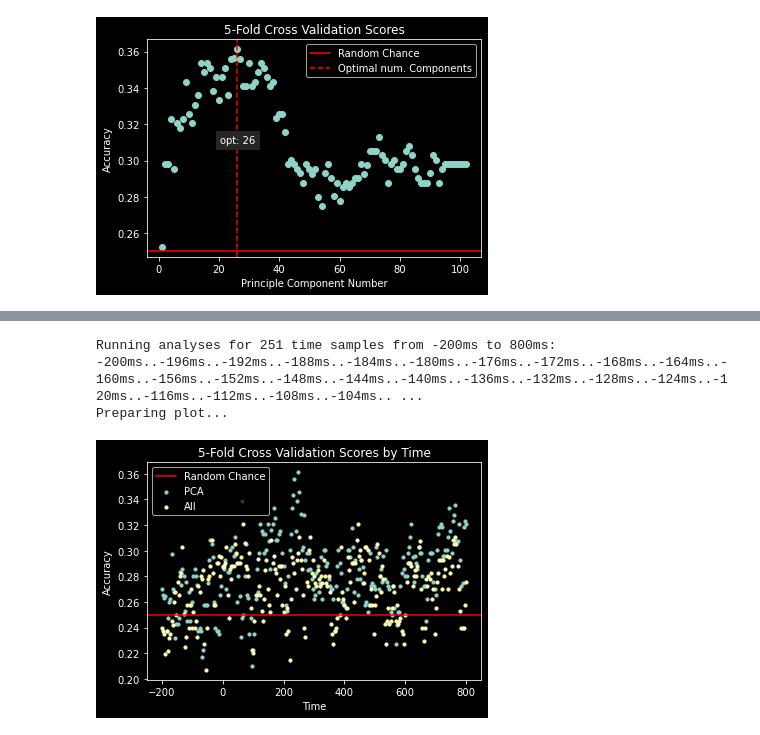
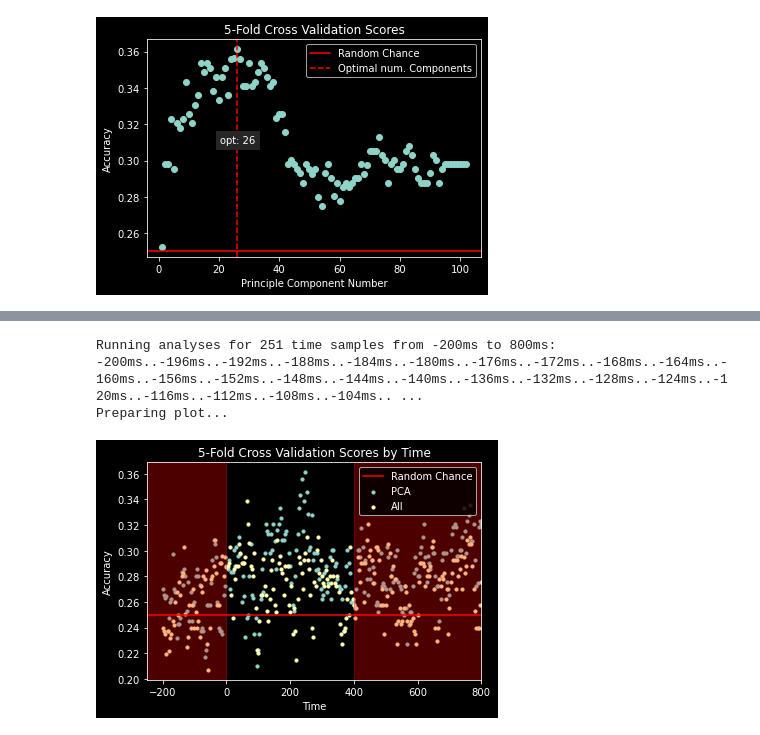
Before and after one commit to zeyus/github_methods_3, a Jupyter notebook: week_10/practical_exercise_10.ipynb, the cells around one changed output, grey strips where cells are left out. Cells and saved outputs as stored; diff of their text form; code cells hidden in the pictures.

```diff
--- a/week_10/practical_exercise_10.ipynb
+++ b/week_10/practical_exercise_10.ipynb
@@ -172,5 +204,5 @@ plt.show()
 # %%
-# 2.3.i) For each of the 251 time samples, use the same estimator and cross-validation as in Exercises 2.1.i and 2.2.i.
+# 2.3.i) For each of the 251 time samples, use the same estimator and cross-validation as in Exercises 2.1.i and 2.2.i. (LR)
 scores_pca = []
 scores_all = []
 time_steps = len(times)
@@ -190,28 +222,26 @@ for t in range(time_steps):
   scores_all.append(cross_val_score(lr, data_t_scaled, y, cv=cv))
   print(".", end="", flush=True)
 print("done\nPreparing plot...", flush=True)
-# plot scores by time
-mean_pca_scores = np.mean(scores_pca, axis=1)
-mean_all_scores = np.mean(scores_all, axis=1)
-
-# # generate interpolated splines for plotting
-# tck_pca = interpolate.splrep(times, mean_pca_scores)
-# tck_all = interpolate.splrep(times, mean_all_scores)
-
-
-
-plt.axhline(0.25, color='red', label='Random Chance')
-# plt.plot(times, interpolate.splev(times, tck_pca), label='PCA', color='b-',linestyle='--')
-# plt.plot(times, interpolate.splev(times, tck_all), label='All', color='y-', linestyle='--')
-plt.scatter(times, mean_pca_scores, label='PCA', s=10)
-plt.scatter(times, mean_all_scores, label='All', s=10)
-plt.xlabel('Time')
-plt.ylabel('Accuracy')
-plt.title('5-Fold Cross Validation Scores by Time')
-plt.legend()
-plt.show()
 # %% [output]
 Running analyses for 251 time samples from -200ms to 800ms:
 -200ms..-196ms..-192ms..-188ms..-184ms..-180ms..-176ms..-172ms..-168ms..-164ms..-160ms..-156ms..-152ms..-148ms..-144ms..-140ms..-136ms..-132ms..-128ms..-124ms..-120ms..-116ms..-112ms..-108ms..-104ms.. ...
 Preparing plot...
-[figure, removed]
+# %%
+# plot scores by time (VK)
+mean_pca_scores = np.mean(scores_pca, axis=1)
+mean_all_scores = np.mean(scores_all, axis=1)
+
+fig, ax = plt.subplots()
+ax.axhline(0.25, color='red', label='Random Chance')
+ax.scatter(times, mean_pca_scores, label='PCA', s=10)
+ax.scatter(times, mean_all_scores, label='All', s=10)
+ax.axvspan(-250, 0, color="red", alpha=0.3)
+ax.axvspan(400, 800, color="red", alpha=0.3)
+plt.xlim([-250, 800])
+plt.xlabel('Time')
+plt.ylabel('Accuracy')
+plt.title('5-Fold Cross Validation Scores by Time')
+plt.legend(loc='upper right')
+plt.show()
+# %% [output]
+[figure, added]
```
Also changed, not shown: parts of 13 cells of this notebook, 3 other files.
